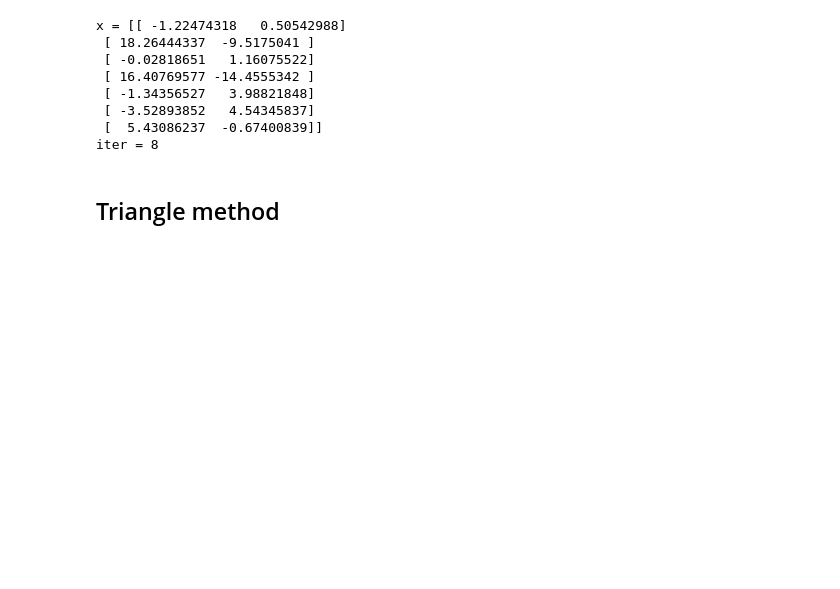
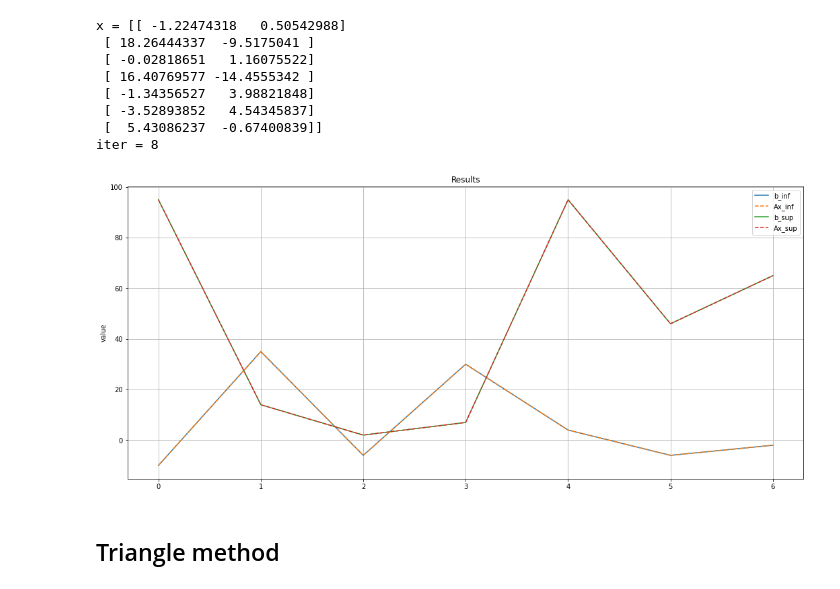
Before and after one commit to mitenevav/computer_complex, a Jupyter notebook: course_project/course_project.ipynb, the cells around one changed output. Drawn from its saved outputs; the diff is of its cells as text; code cells hidden in the pictures; blank space fills up the shorter version.

```diff
--- a/course_project/course_project.ipynb
+++ b/course_project/course_project.ipynb
@@ -459,6 +492,11 @@ x = [[ -1.22474318   0.50542988]
  [ -3.52893852   4.54345837]
  [  5.43086237  -0.67400839]]
 iter = 8
+# %%
+kx = [Kaucher(elem[0], elem[1]) for elem in x]
+plot_results(a, kx, b)
+# %% [output]
+[figure, added]
 # %% [markdown]
 ## Triangle method
 # %%
```
Also changed, not shown: parts of 5 cells of this notebook.
